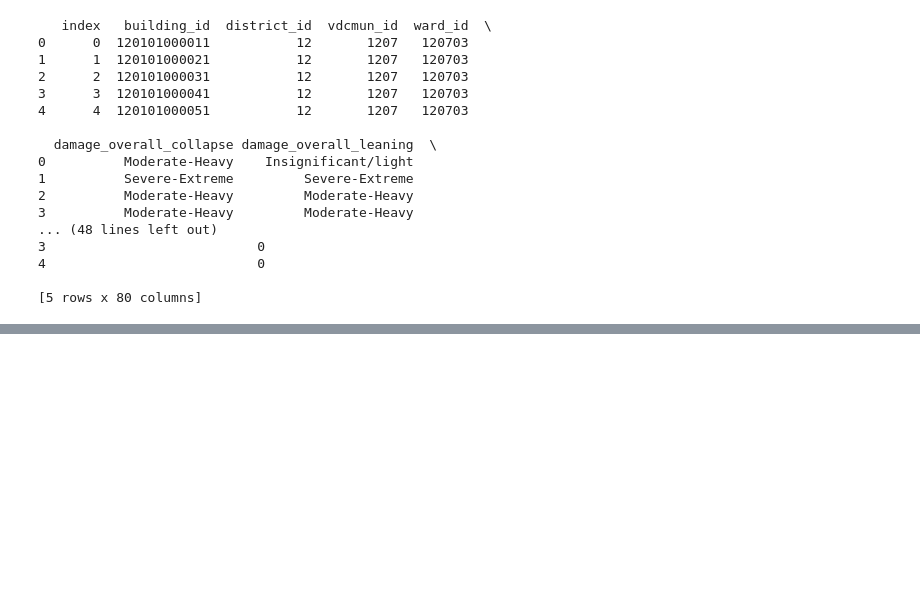
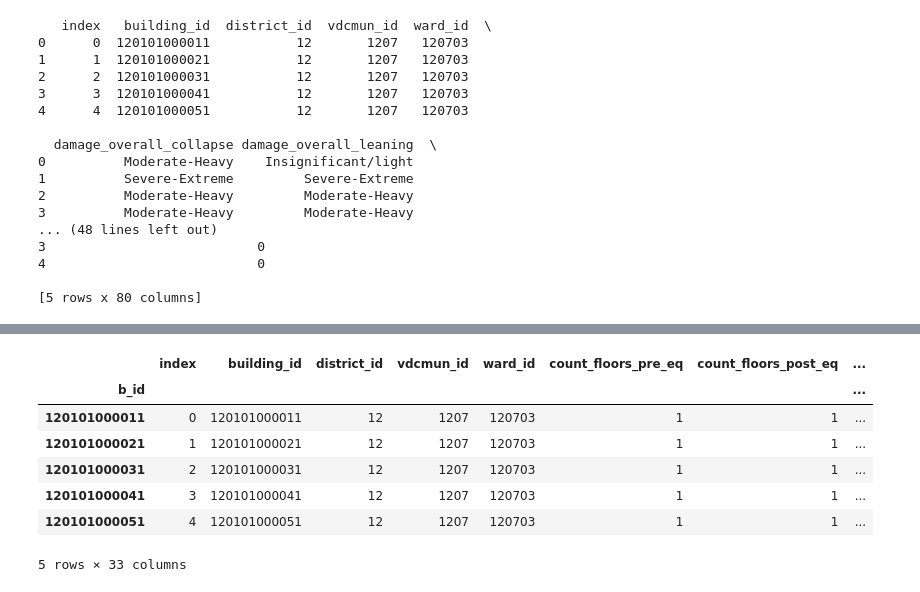
Before and after one commit to noelogbuagu/Data_Science_Portfolio, a Jupyter notebook: 4_Earthequake_Prediction/data_wrangling.ipynb, the cells around one changed output, grey strips where cells are left out. Cells and saved outputs as stored; diff of their text form; code cells hidden in the pictures; blank space fills up the shorter version.

Commit message:
Progress work
Completes the data wrangling notebook and updated the database to include a mapping table. Also added the mapping.csv file to the zip folder

```diff
--- a/4_Earthequake_Prediction/data_wrangling.ipynb
+++ b/4_Earthequake_Prediction/data_wrangling.ipynb
@@ -15,6 +16,7 @@ import pandas as pd
 building_structure = pd.read_csv('data/csv_building_structure.csv')
 building_damage = pd.read_csv('data/csv_building_damage_assessment.csv')
 household_demo = pd.read_csv('data/csv_household_demographics.csv')
+mapping = pd.read_csv('data/mapping.csv')
 # %%
 # create database
 connection = sqlite3.connect('nepal_earthquake.db')
@@ -156,0 +325,13 @@ print(df.head())
+# %%
+query = '''
+    SELECT DISTINCT(m.building_id) AS b_id,
+           s.*,
+           d.damage_grade
+    FROM mapping AS m
+    JOIN building_structure AS s ON m.building_id = s.building_id
+    JOIN building_damage AS d ON m.building_id = d.building_id
+    WHERE s.district_id = 12
+    LIMIT 5;
+'''
+
+print(query)
@@ -156,0 +347,12 @@ print(df.head())
+# %%
+df = pd.read_sql_query(query, connection, index_col='b_id')
+df.head()
+# %% [output]
+|  | index | building_id | district_id | vdcmun_id | ward_id | count_floors_pre_eq | count_floors_post_eq | ... |
+| b_id |  |  |  |  |  |  |  | ... |
+| 120101000011 | 0 | 120101000011 | 12 | 1207 | 120703 | 1 | 1 | ... |
+| 120101000021 | 1 | 120101000021 | 12 | 1207 | 120703 | 1 | 1 | ... |
+| 120101000031 | 2 | 120101000031 | 12 | 1207 | 120703 | 1 | 1 | ... |
+| 120101000041 | 3 | 120101000041 | 12 | 1207 | 120703 | 1 | 1 | ... |
+| 120101000051 | 4 | 120101000051 | 12 | 1207 | 120703 | 1 | 1 | ... |
+5 rows × 33 columns
```
Also changed, not shown: parts of 14 cells of this notebook, 4 other files.
